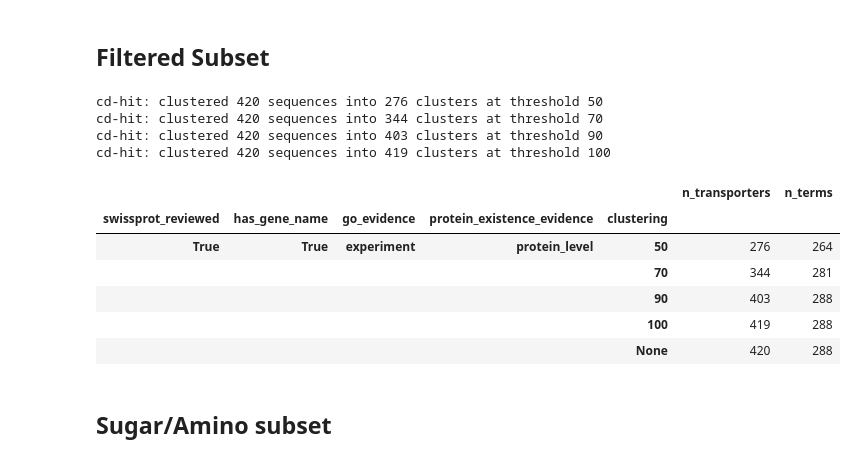
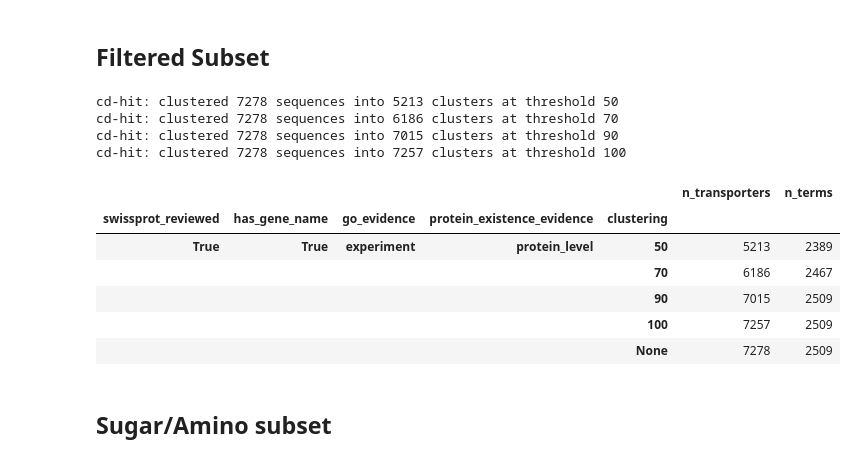
Before and after one commit to adenger/subpred_dl, a Jupyter notebook: notebooks/svm_athaliana_ovr.ipynb, the cells around one changed output. Saved outputs shown, nothing was run; the diff lists cells and outputs as text; code cells hidden in the pictures.

```diff
--- a/notebooks/svm_athaliana_ovr.ipynb
+++ b/notebooks/svm_athaliana_ovr.ipynb
@@ -37,28 +37,42 @@ cd-hit: clustered 1773 sequences into 1554 clusters at threshold 100
 |  |  |  |  | None | 460 | 225 |
 # %% [markdown]
 ## Filtered Subset
+# %%
+dataset_athaliana = df_sequences, df_uniprot_goa = get_uniprot_go_dataset(
+        organism_ids = [3702],
+        swissprot_only = True,
+        datasets_path = "../data/datasets/",
+        max_sequence_evidence_code = 1,
+        # additional_proteins = additional_proteins,
+        remove_proteins_without_gene_names = True,
+        root_go_term="molecular_function",
+        inner_go_relations={"is_a"},
+        go_uniprot_relations={"enables"},
+        namespaces_keep={"molecular_function"},
+        annotations_evidence_codes_remove={"IEA"} ,
+    )
 # %%
-dataset_athaliana = get_transmembrane_transporter_dataset(  # athaliana
-    organism_ids=[3702],
-    swissprot_only=True,
-    datasets_path="../data/datasets/",
-    exclude_iea_go_terms=True,
-    max_sequence_evidence_code=1,
-    remove_proteins_without_gene_names=True,
-)
+# dataset_athaliana = get_transmembrane_transporter_dataset(  # athaliana
+#     organism_ids=[3702],
+#     swissprot_only=True,
+#     datasets_path="../data/datasets/",
+#     exclude_iea_go_terms=True,
+#     max_sequence_evidence_code=1,
+#     remove_proteins_without_gene_names=True,
+# )
 get_stats(*dataset_athaliana)
 # %% [output]
-cd-hit: clustered 420 sequences into 276 clusters at threshold 50
-cd-hit: clustered 420 sequences into 344 clusters at threshold 70
-cd-hit: clustered 420 sequences into 403 clusters at threshold 90
-cd-hit: clustered 420 sequences into 419 clusters at threshold 100
+cd-hit: clustered 7278 sequences into 5213 clusters at threshold 50
+cd-hit: clustered 7278 sequences into 6186 clusters at threshold 70
+cd-hit: clustered 7278 sequences into 7015 clusters at threshold 90
+cd-hit: clustered 7278 sequences into 7257 clusters at threshold 100
 |  |  |  |  |  | n_transporters | n_terms |
 | swissprot_reviewed | has_gene_name | go_evidence | protein_existence_evidence | clustering |  |  |
-| True | True | experiment | protein_level | 50 | 276 | 264 |
-|  |  |  |  | 70 | 344 | 281 |
-|  |  |  |  | 90 | 403 | 288 |
-|  |  |  |  | 100 | 419 | 288 |
-|  |  |  |  | None | 420 | 288 |
+| True | True | experiment | protein_level | 50 | 5213 | 2389 |
+|  |  |  |  | 70 | 6186 | 2467 |
+|  |  |  |  | 90 | 7015 | 2509 |
+|  |  |  |  | 100 | 7257 | 2509 |
+|  |  |  |  | None | 7278 | 2509 |
 # %% [markdown]
 ## Sugar/Amino subset
 # %%
```
Also changed, not shown: parts of 8 cells of this notebook, 1 other file.
